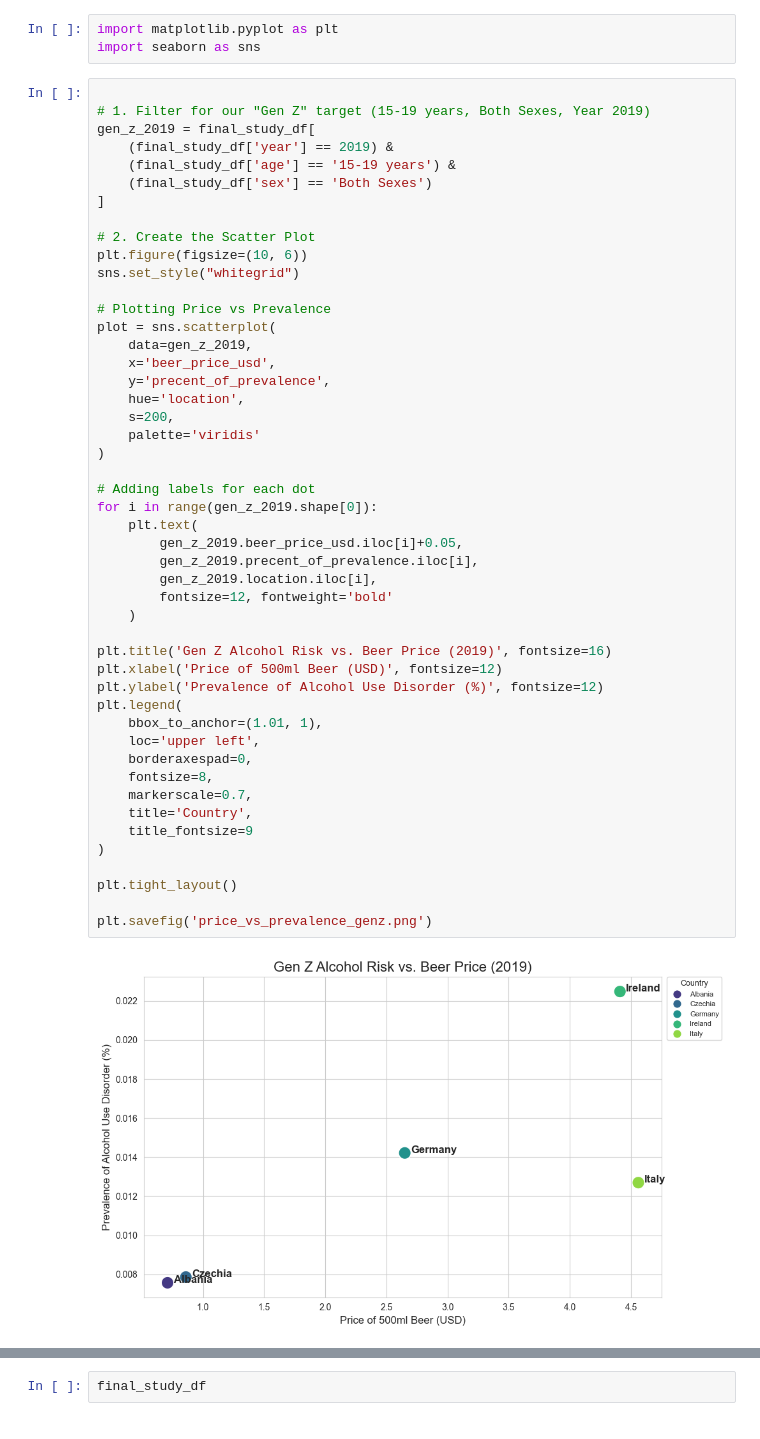
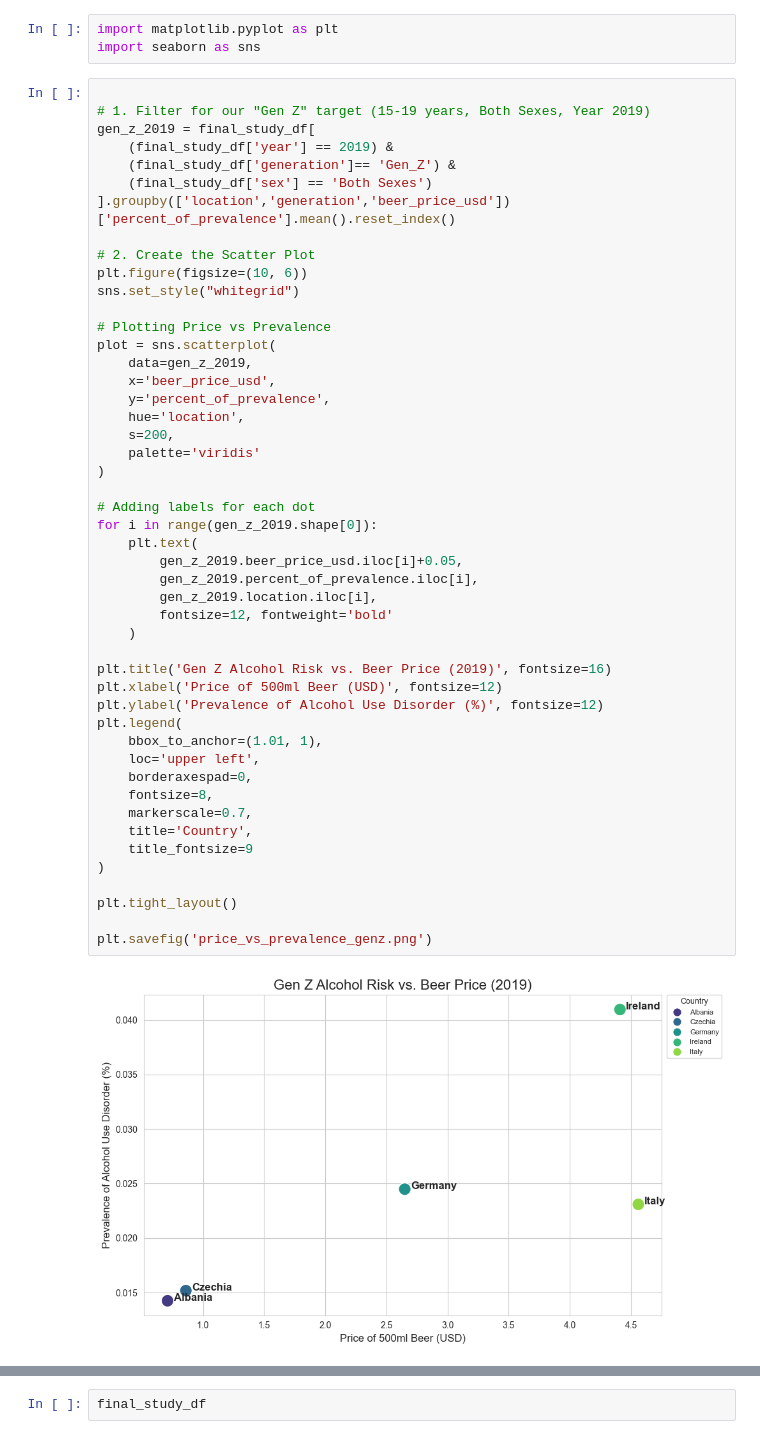
Before and after one commit to justdayane/da-capstone-project-dayane-ernesto, a Jupyter notebook: Ernestos_finds/Exploration_part_2.ipynb, the cells around one changed output, grey strips where cells are left out. Saved outputs shown, nothing was run; the diff lists cells and outputs as text.

```diff
--- a/Ernestos_finds/Exploration_part_2.ipynb
+++ b/Ernestos_finds/Exploration_part_2.ipynb
@@ -329,9 +354,9 @@ import seaborn as sns
 # 1. Filter for our "Gen Z" target (15-19 years, Both Sexes, Year 2019)
 gen_z_2019 = final_study_df[
     (final_study_df['year'] == 2019) &
-    (final_study_df['age'] == '15-19 years') &
+    (final_study_df['generation']== 'Gen_Z') &
     (final_study_df['sex'] == 'Both Sexes')
-]
+].groupby(['location','generation','beer_price_usd'])['percent_of_prevalence'].mean().reset_index()
 
 # 2. Create the Scatter Plot
 plt.figure(figsize=(10, 6))
@@ -341,36 +366,36 @@ sns.set_style("whitegrid")
 plot = sns.scatterplot(
     data=gen_z_2019,
     x='beer_price_usd',
-    y='precent_of_prevalence',
+    y='percent_of_prevalence',
     hue='location',
     s=200,
     palette='viridis'
 )
 
 # Adding labels for each dot
 for i in range(gen_z_2019.shape[0]):
     plt.text(
         gen_z_2019.beer_price_usd.iloc[i]+0.05,
-        gen_z_2019.precent_of_prevalence.iloc[i],
+        gen_z_2019.percent_of_prevalence.iloc[i],
         gen_z_2019.location.iloc[i],
         fontsize=12, fontweight='bold'
     )
 
 plt.title('Gen Z Alcohol Risk vs. Beer Price (2019)', fontsize=16)
 plt.xlabel('Price of 500ml Beer (USD)', fontsize=12)
 plt.ylabel('Prevalence of Alcohol Use Disorder (%)', fontsize=12)
 plt.legend(
     bbox_to_anchor=(1.01, 1),
     loc='upper left',
     borderaxespad=0,
     fontsize=8,
     markerscale=0.7,
     title='Country',
     title_fontsize=9
 )
 
 plt.tight_layout()
 
 plt.savefig('price_vs_prevalence_genz.png')
 # %% [output]
-[figure, old version]
+[figure, new version]
```
Also changed, not shown: parts of 35 cells of this notebook, 19 other files.
